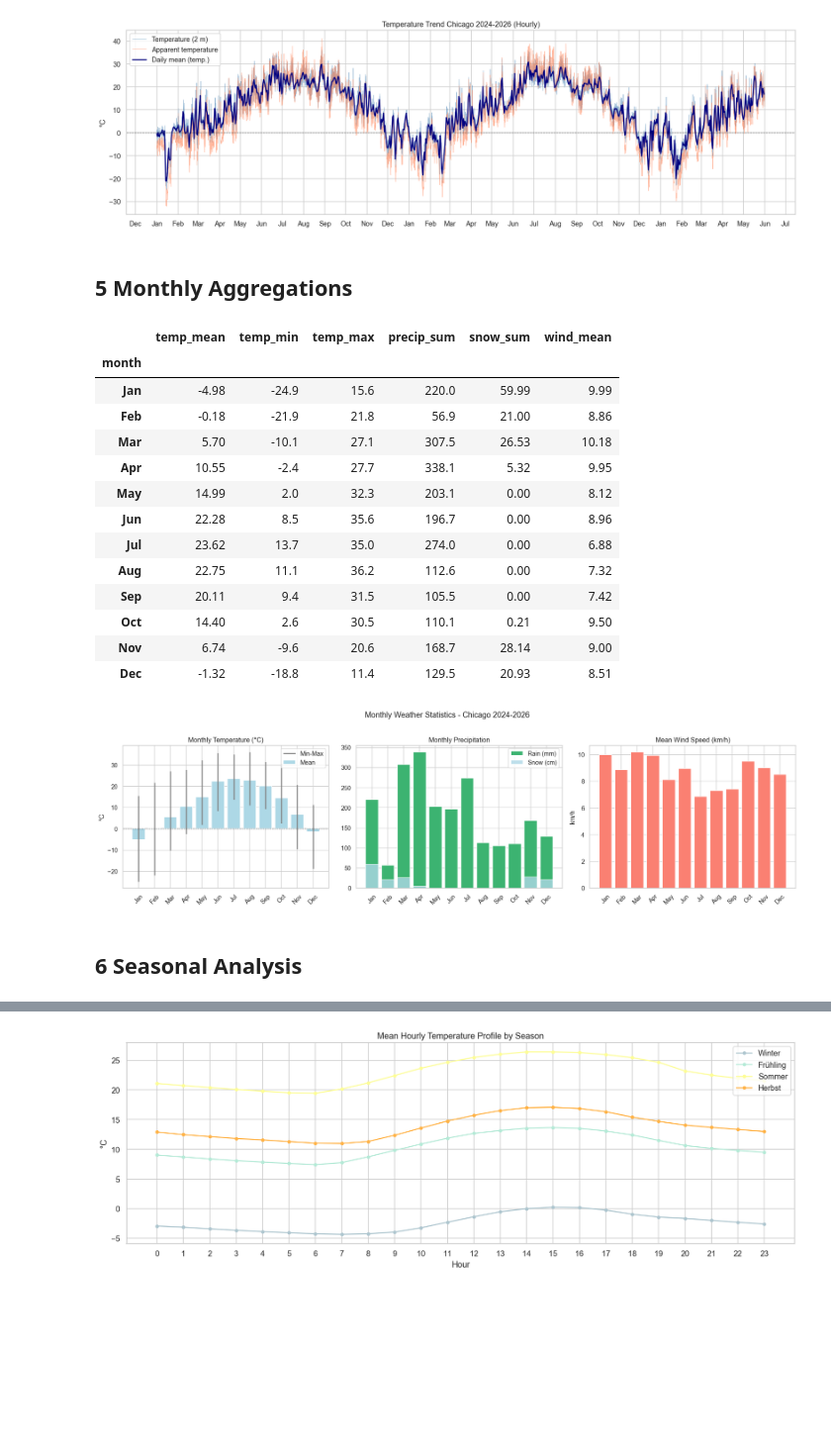
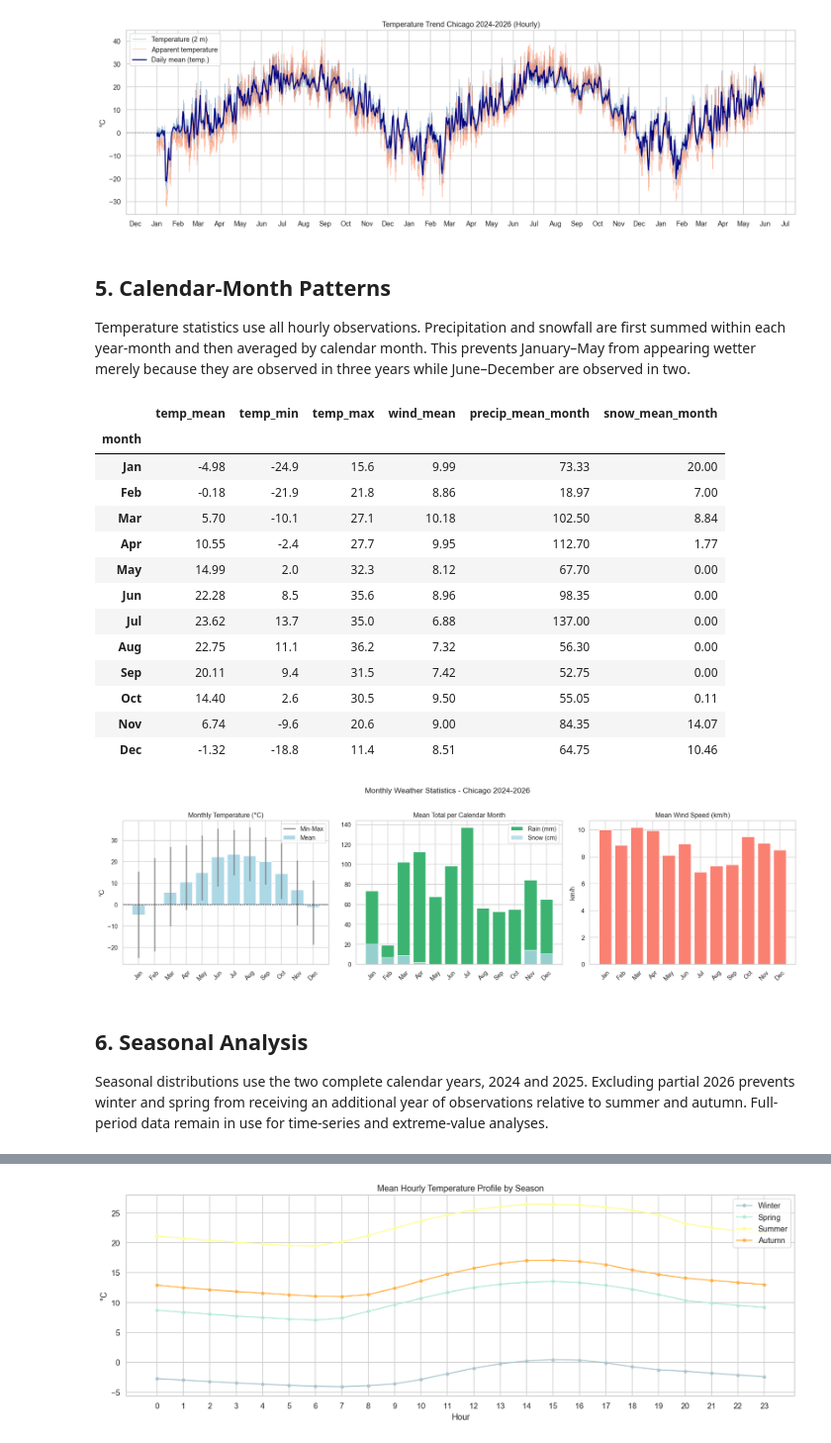
Before and after one commit to nbringew/AAA_Team_1, a Jupyter notebook: notebooks/01.2_data_exploration_weather.ipynb, the cells around one changed output, grey strips where cells are left out. Shown at 99% size. Saved outputs shown, nothing was run; the diff lists cells and outputs as text; code cells hidden in the pictures; blank space fills up the shorter version.

Commit message:
reload csv for 2025, exploration-notebooks, data.sources.md, added a temporary conclusion

```diff
--- a/notebooks/01.2_data_exploration_weather.ipynb
+++ b/notebooks/01.2_data_exploration_weather.ipynb
@@ -115,66 +123,74 @@ plt.show()
 # %% [output]
 [figure]
 # %% [markdown]
-## 5  Monthly Aggregations
+## 5. Calendar-Month Patterns
+
+Temperature statistics use all hourly observations. Precipitation and snowfall are first summed within each year-month and then averaged by calendar month. This prevents January–May from appearing wetter merely because they are observed in three years while June–December are observed in two.
 # %%
 df['month'] = df.index.month
 df['month_name'] = df.index.strftime('%b')
 
-monthly = df.groupby('month').agg(
+monthly_temperature = df.groupby('month').agg(
     temp_mean=('temperature_2m', 'mean'),
     temp_min=('temperature_2m', 'min'),
     temp_max=('temperature_2m', 'max'),
-    precip_sum=('precipitation', 'sum'),
-    snow_sum=('snowfall', 'sum'),
     wind_mean=('wind_speed_10m', 'mean'),
-).round(2)
+)
+year_month_totals = df.resample('MS').agg(
+    precip_mean_month=('precipitation', 'sum'),
+    snow_mean_month=('snowfall', 'sum'),
+)
+monthly_hydrology = year_month_totals.groupby(year_month_totals.index.month).mean()
+monthly = monthly_temperature.join(monthly_hydrology).round(2)
 monthly.index = pd.to_datetime(monthly.index, format='%m').strftime('%b')
 monthly
 # %% [output]
-|  | temp_mean | temp_min | temp_max | precip_sum | snow_sum | wind_mean |
+|  | temp_mean | temp_min | temp_max | wind_mean | precip_mean_month | snow_mean_month |
 | month |  |  |  |  |  |  |
-| Jan | -4.98 | -24.9 | 15.6 | 220.0 | 59.99 | 9.99 |
-| Feb | -0.18 | -21.9 | 21.8 | 56.9 | 21.00 | 8.86 |
-| Mar | 5.70 | -10.1 | 27.1 | 307.5 | 26.53 | 10.18 |
-| Apr | 10.55 | -2.4 | 27.7 | 338.1 | 5.32 | 9.95 |
-| May | 14.99 | 2.0 | 32.3 | 203.1 | 0.00 | 8.12 |
-| Jun | 22.28 | 8.5 | 35.6 | 196.7 | 0.00 | 8.96 |
-| Jul | 23.62 | 13.7 | 35.0 | 274.0 | 0.00 | 6.88 |
-| Aug | 22.75 | 11.1 | 36.2 | 112.6 | 0.00 | 7.32 |
-| Sep | 20.11 | 9.4 | 31.5 | 105.5 | 0.00 | 7.42 |
-| Oct | 14.40 | 2.6 | 30.5 | 110.1 | 0.21 | 9.50 |
-| Nov | 6.74 | -9.6 | 20.6 | 168.7 | 28.14 | 9.00 |
-| Dec | -1.32 | -18.8 | 11.4 | 129.5 | 20.93 | 8.51 |
+| Jan | -4.98 | -24.9 | 15.6 | 9.99 | 73.33 | 20.00 |
+| Feb | -0.18 | -21.9 | 21.8 | 8.86 | 18.97 | 7.00 |
+| Mar | 5.70 | -10.1 | 27.1 | 10.18 | 102.50 | 8.84 |
+| Apr | 10.55 | -2.4 | 27.7 | 9.95 | 112.70 | 1.77 |
+| May | 14.99 | 2.0 | 32.3 | 8.12 | 67.70 | 0.00 |
+| Jun | 22.28 | 8.5 | 35.6 | 8.96 | 98.35 | 0.00 |
+| Jul | 23.62 | 13.7 | 35.0 | 6.88 | 137.00 | 0.00 |
+| Aug | 22.75 | 11.1 | 36.2 | 7.32 | 56.30 | 0.00 |
+| Sep | 20.11 | 9.4 | 31.5 | 7.42 | 52.75 | 0.00 |
+| Oct | 14.40 | 2.6 | 30.5 | 9.50 | 55.05 | 0.11 |
+| Nov | 6.74 | -9.6 | 20.6 | 9.00 | 84.35 | 14.07 |
+| Dec | -1.32 | -18.8 | 11.4 | 8.51 | 64.75 | 10.46 |
 # %%
 months = list(monthly.index)
 
 fig, axes = plt.subplots(1, 3, figsize=(18, 5))
 
 axes[0].bar(months, monthly['temp_mean'], color='lightblue', label='Mean')
 axes[0].vlines(months, monthly['temp_min'], monthly['temp_max'], color='gray', lw=2, label='Min-Max')
 axes[0].axhline(0, ls='--', color='black', lw=0.8)
 axes[0].set_title('Monthly Temperature (°C)')
 axes[0].set_ylabel('°C')
 axes[0].legend()
 
-axes[1].bar(months, monthly['precip_sum'], color='mediumseagreen', label='Rain (mm)')
-axes[1].bar(months, monthly['snow_sum'], bottom=0, color='lightblue', alpha=0.8, label='Snow (cm)')
-axes[1].set_title('Monthly Precipitation')
+axes[1].bar(months, monthly['precip_mean_month'], color='mediumseagreen', label='Rain (mm)')
+axes[1].bar(months, monthly['snow_mean_month'], bottom=0, color='lightblue', alpha=0.8, label='Snow (cm)')
+axes[1].set_title('Mean Total per Calendar Month')
 axes[1].legend()
 
 axes[2].bar(months, monthly['wind_mean'], color='salmon')
 axes[2].set_title('Mean Wind Speed (km/h)')
 axes[2].set_ylabel('km/h')
 
 for ax in axes:
     ax.tick_params(axis='x', rotation=45)
 
 plt.suptitle('Monthly Weather Statistics - Chicago 2024-2026', fontsize=14, y=1.02)
 plt.tight_layout()
 plt.show()
 # %% [output]
-[figure, old version]
+[figure, new version]
 # %% [markdown]
-## 6  Seasonal Analysis
+## 6. Seasonal Analysis
+
+Seasonal distributions use the two complete calendar years, 2024 and 2025. Excluding partial 2026 prevents winter and spring from receiving an additional year of observations relative to summer and autumn. Full-period data remain in use for time-series and extreme-value analyses.
 # %%
 season_map = {12: 'Winter', 1: 'Winter', 2: 'Winter',
```
Also changed, not shown: parts of 19 cells of this notebook, 8 other files.
